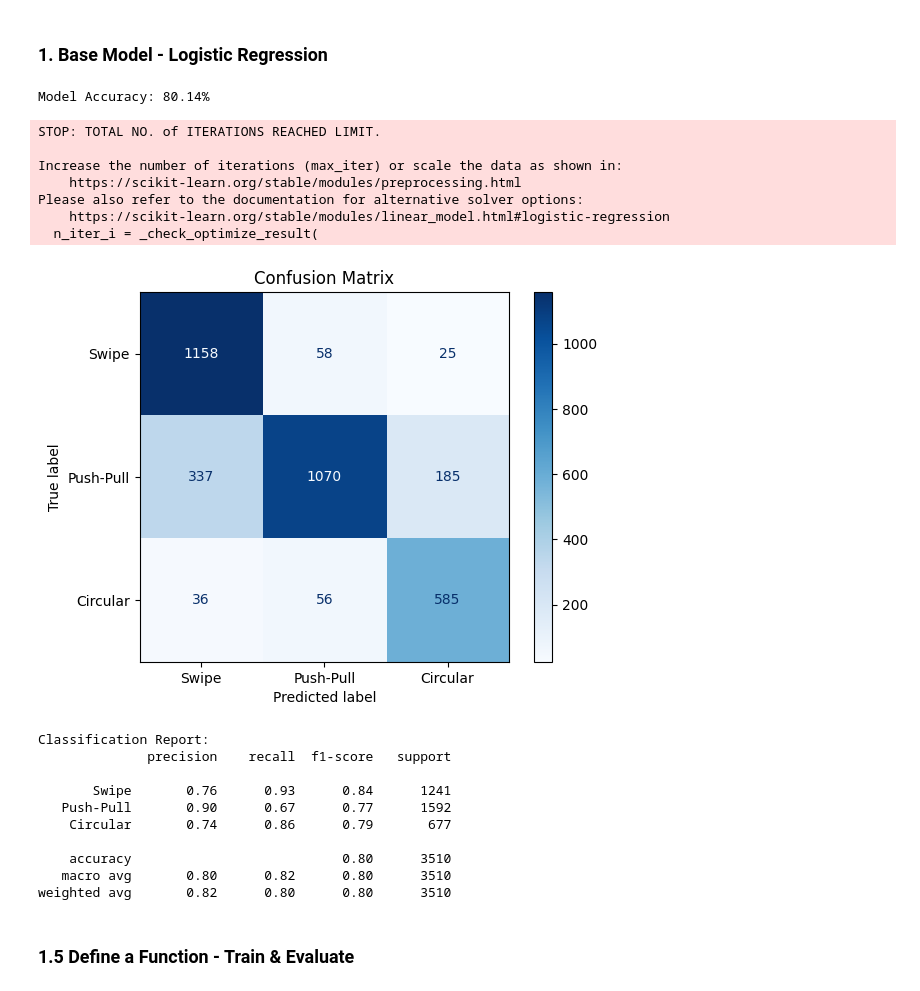
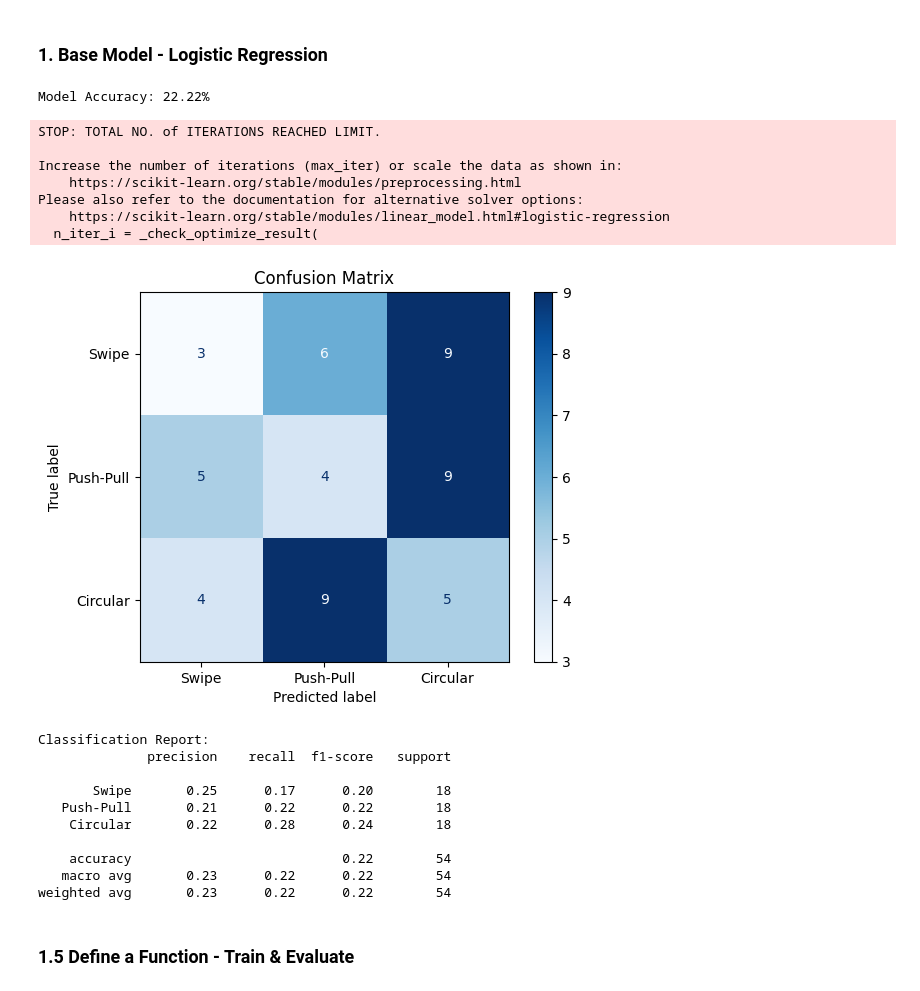
Before and after one commit to RoYKalyan/Hand-Gesture-Recognition, a Jupyter notebook: scripts/ml_models.ipynb, the cells around one changed output. Drawn from its saved outputs; the diff is of its cells as text; code cells hidden in the pictures.

```diff
--- a/scripts/ml_models.ipynb
+++ b/scripts/ml_models.ipynb
@@ -0,0 +1,2 @@
+# %%
+model_seq = '1'
@@ -1,14 +18,10 @@
 # %% [markdown]
 ### 1. Base Model - Logistic Regression
 # %%
-import numpy as np
-import matplotlib.pyplot as plt
-from sklearn.linear_model import LogisticRegression
-from sklearn.model_selection import train_test_split
-from sklearn.metrics import accuracy_score, confusion_matrix, ConfusionMatrixDisplay,classification_report
+
 
 # Step 1: Load the preprocessed data
-data_path = '../data/processed/gesture_data.npz'
+data_path = '../data/processed/'+model_seq+'/gesture_data.npz'
 data = np.load(data_path)
 
 # Extract data and labels
@@ -26,45 +39,45 @@ X_train, X_test, y_train, y_test = train_test_split(X, y, test_size=0.3, random_
 # Step 4: Initialize and train the Logistic Regression model
 lr_model = LogisticRegression(max_iter=1000)
 lr_model.fit(X_train, y_train)
 
 # Step 5: Make predictions on the test set
 y_pred = lr_model.predict(X_test)
 
 # Step 6: Evaluate the model
 accuracy = accuracy_score(y_test, y_pred)
 print(f"Model Accuracy: {accuracy * 100:.2f}%")
 
 # Step 7: Confusion Matrix
 cm = confusion_matrix(y_test, y_pred)
 disp = ConfusionMatrixDisplay(confusion_matrix=cm, display_labels=['Swipe', 'Push-Pull', 'Circular'])
 disp.plot(cmap='Blues')
 plt.title("Confusion Matrix")
 plt.show()
 
 # Step 8: Classification Report
 report = classification_report(y_test, y_pred, target_names=['Swipe', 'Push-Pull', 'Circular'])
 print("Classification Report:")
 print(report)
 # %% [output]
-Model Accuracy: 80.14%
+Model Accuracy: 22.22%
 STOP: TOTAL NO. of ITERATIONS REACHED LIMIT.
 
 Increase the number of iterations (max_iter) or scale the data as shown in:
     https://scikit-learn.org/stable/modules/preprocessing.html
 Please also refer to the documentation for alternative solver options:
     https://scikit-learn.org/stable/modules/linear_model.html#logistic-regression
   n_iter_i = _check_optimize_result(
-[figure, old version]
+[figure, new version]
 Classification Report:
               precision    recall  f1-score   support
 
-       Swipe       0.76      0.93      0.84      1241
-   Push-Pull       0.90      0.67      0.77      1592
-    Circular       0.74      0.86      0.79       677
+       Swipe       0.25      0.17      0.20        18
+   Push-Pull       0.21      0.22      0.22        18
+    Circular       0.22      0.28      0.24        18
 
-    accuracy                           0.80      3510
-   macro avg       0.80      0.82      0.80      3510
-weighted avg       0.82      0.80      0.80      3510
+    accuracy                           0.22        54
+   macro avg       0.23      0.22      0.22        54
+weighted avg       0.23      0.22      0.22        54
 # %% [markdown]
  ### 1.5 Define a Function - Train & Evaluate
 # %%
```
Also changed, not shown: parts of 7 cells of this notebook, 19 other files.
